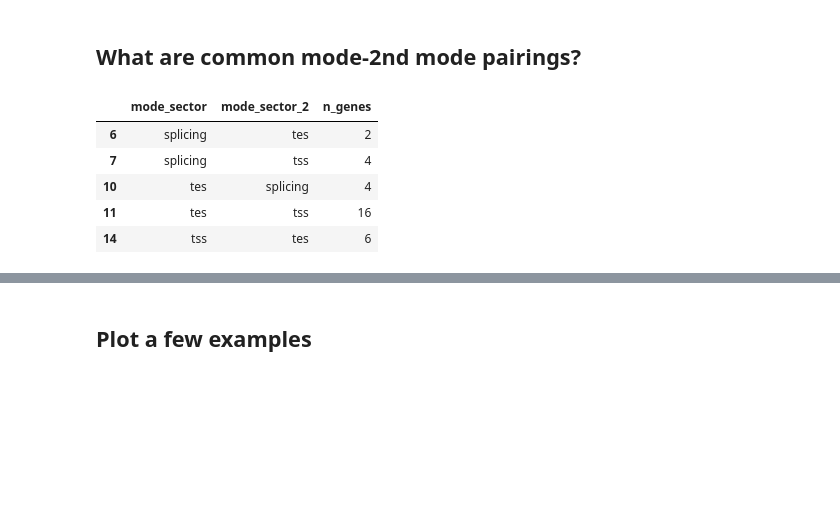
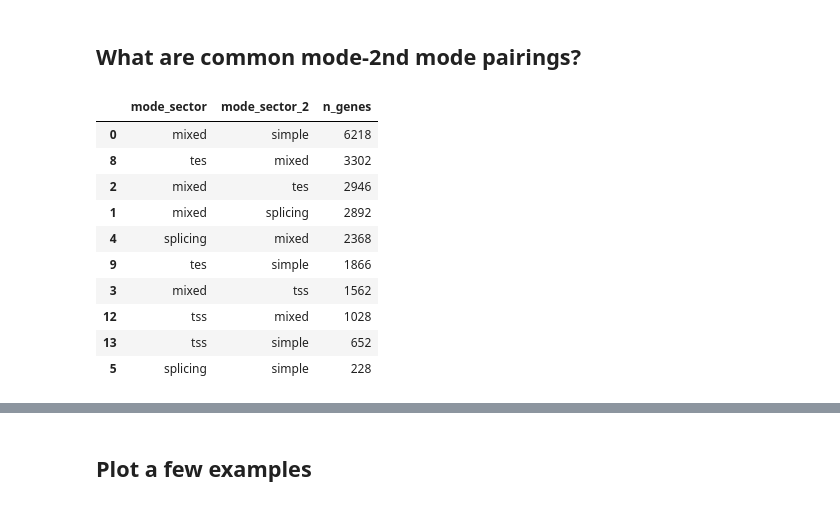
Before and after one commit to fairliereese/paper_rnawg, a Jupyter notebook: figures_revisions/revisions/sample_sector_conservation.ipynb, the cells around one changed output, grey strips where cells are left out. Cells and saved outputs as stored; diff of their text form; code cells hidden in the pictures; blank space fills up the shorter version.

```diff
--- a/figures_revisions/revisions/sample_sector_conservation.ipynb
+++ b/figures_revisions/revisions/sample_sector_conservation.ipynb
@@ -220,13 +231,16 @@ for s in temp.mode_sector.unique().tolist():
 ## What are common mode-2nd mode pairings?
 # %%
 temp2 = temp[['gid', 'mode_sector', 'mode_sector_2']].groupby(['mode_sector', 'mode_sector_2']).count().reset_index().rename({'gid':'n_genes'}, axis=1)
-off_list = ['mixed', 'simple']
-temp2.loc[~(temp2.mode_sector.isin(off_list))&\
-          ~(temp2.mode_sector_2.isin(off_list))]
+temp2.sort_values(by='n_genes', ascending=False).head(10)
 # %% [output]
 |  | mode_sector | mode_sector_2 | n_genes |
-| 6 | splicing | tes | 2 |
-| 7 | splicing | tss | 4 |
-| 10 | tes | splicing | 4 |
-| 11 | tes | tss | 16 |
-| 14 | tss | tes | 6 |
+| 0 | mixed | simple | 6218 |
+| 8 | tes | mixed | 3302 |
+| 2 | mixed | tes | 2946 |
+| 1 | mixed | splicing | 2892 |
+| 4 | splicing | mixed | 2368 |
+| 9 | tes | simple | 1866 |
+| 3 | mixed | tss | 1562 |
+| 12 | tss | mixed | 1028 |
+| 13 | tss | simple | 652 |
+| 5 | splicing | simple | 228 |
```
Also changed, not shown: parts of 16 cells of this notebook, 4 other files.
